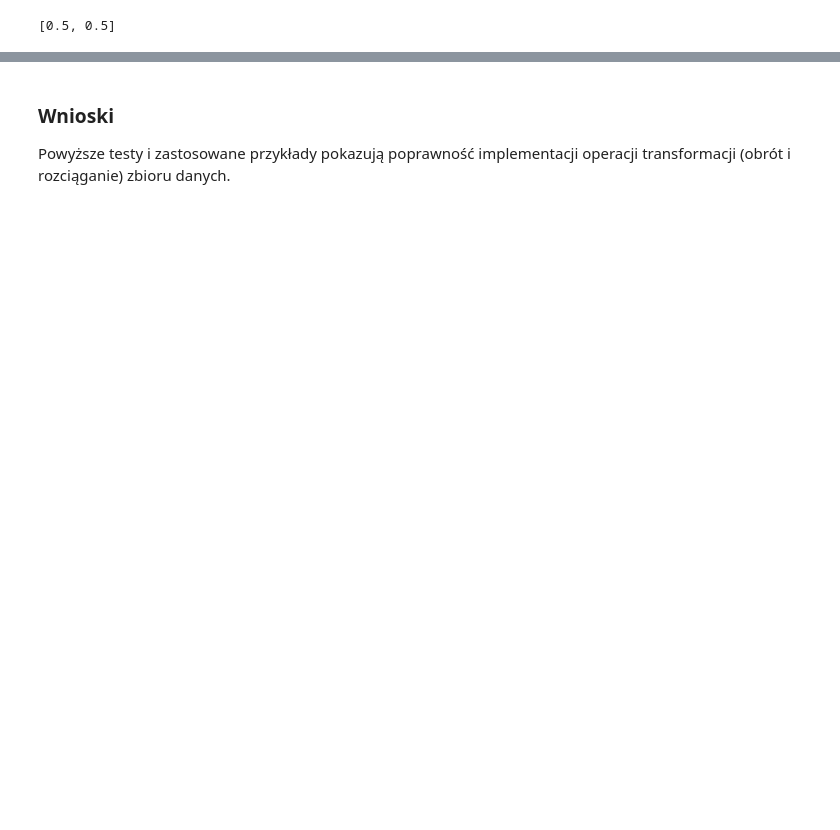
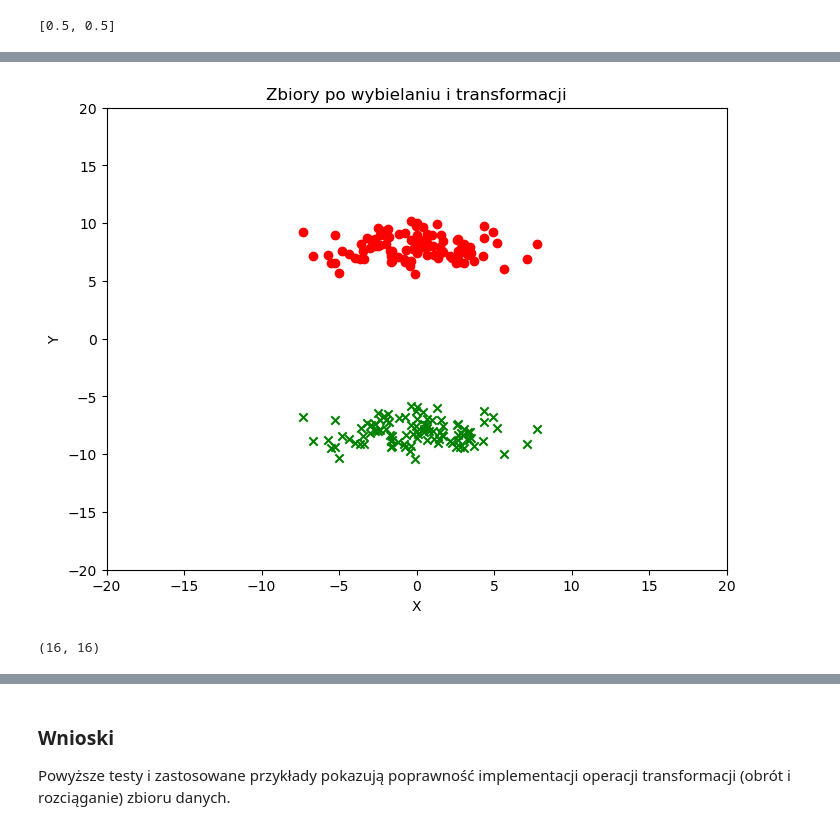
Before and after one commit to Funiek/eksploracja-danych, a Jupyter notebook: cw6/ed_cw6_krzysztof_funkowski.ipynb, the cells around one changed output, grey strips where cells are left out. Saved outputs shown, nothing was run; the diff lists cells and outputs as text; code cells hidden in the pictures; blank space fills up the shorter version.

```diff
--- a/cw6/ed_cw6_krzysztof_funkowski.ipynb
+++ b/cw6/ed_cw6_krzysztof_funkowski.ipynb
@@ -382,0 +417,25 @@ heatmap_data.shape
+# %%
+plt.figure(figsize=(8, 6))
+
+plt.scatter(t1[:,[0]], t1[:,[1]], color='red', marker='o')
+plt.scatter(t2[:,[0]], t2[:,[1]], color='green', marker='x')
+
+plt.xlabel('X')
+plt.ylabel('Y')
+
+plt.xlim(-20, 20)
+plt.ylim(-20, 20)
+
+plt.title('Zbiory po wybielaniu i transformacji')
+plt.show()
+# %% [output]
+[figure, added]
+# %%
+STEP = 2.5
+rangex = np.arange(-20, 20, STEP)
+rangey = np.arange(-20, 20, STEP)
+
+heatmap_data = np.array([[assign_color(t1, t2, x, y) for y in rangey] for x in rangex])
+heatmap_data.shape
+# %% [output]
+(16, 16)
```
Also changed, not shown: parts of 23 cells of this notebook.
